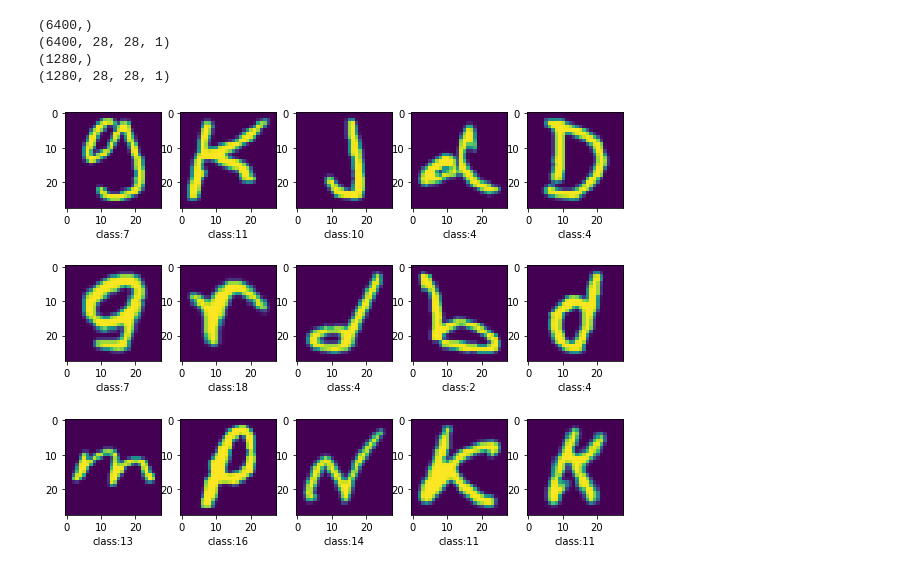
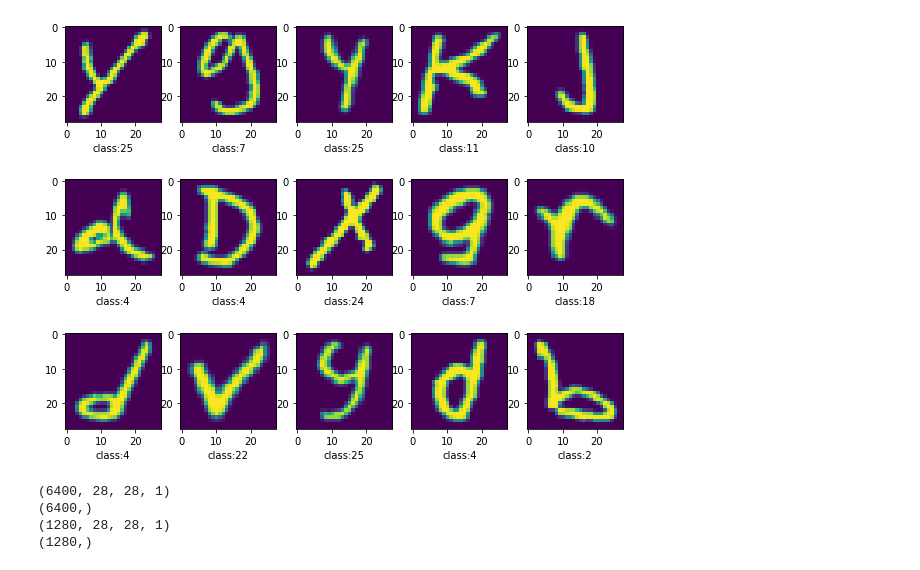
Before and after one commit to lemonwater600ml/6220-hw2, a Jupyter notebook: 6220_hw2.ipynb, the cells around one changed output. Drawn from its saved outputs; the diff is of its cells as text; code cells hidden in the pictures.

```diff
--- a/6220_hw2.ipynb
+++ b/6220_hw2.ipynb
@@ -46,3 +46,12 @@ Elapsed time for converting data into np.array:
+# %%
+# Sample
+fig,axes = plt.subplots(3,5,figsize=(10,8))
+for i,ax in enumerate(axes.flat):
+    ax.imshow(X_train[i].T.reshape([28,28]))
+    ax.set_xlabel("class:"+ str(y_train[i]))
+    # ax.set_xlabel("class:"+ str(y_train_k3[i]) + "(" + str(chr(y_train_k3[i]+64)) + ")")
+# %% [output]
+[figure, added]
 # %%
 # np.unique(y_train): 26
 # np.unique(y_train): 19
@@ -59,56 +68,58 @@ not_can = [4,  5,  6,  7,  8,  9, 10, 11, 12, 13, 14, 15, 16, 17, 18, 19, 20, 21
 # Filter classes for training data
 counter = [0] * 26
 filter_arr = []
+y_train_k3_k3 = []
 for elm in y_train:
   if int(elm) in can and counter[elm - 1] < 1600:
     filter_arr.append(True)
     counter[elm - 1] += 1
+    y_train_k3_k3.append(elm)
   elif 4 <= int(elm) <= 19 and counter[elm - 1] < 100:
     filter_arr.append(True)
     counter[elm - 1] += 1
+    y_train_k3_k3.append(4)
   else:
     filter_arr.append(False)
+    y_train_k3_k3.append(5)
 
-y_train_k3 = y_train[filter_arr]
+X_train_k3 = X_train[filter_arr]
+print(X_train_k3.shape)
+# (6400, 28, 28, 1)
+y_train_k3_k3 = np.asarray(y_train_k3_k3, dtype=np.int64)
+y_train_k3 = y_train_k3_k3[filter_arr]
 print(y_train_k3.shape)
 # (6400,)
-X_train_k3 = X_train[filter_arr]
-# (6400, 28, 28, 1)
-print(X_train_k3.shape)
+
 
 # Test data
 counter_test = [0] * 26
 filter_arr_test = []
+y_test_k3_k3 = []
 for elm in y_test:
   if int(elm) in can and counter_test[elm - 1] < 320:
     filter_arr_test.append(True)
     counter_test[elm - 1] += 1
+    y_test_k3_k3.append(elm)
   elif 4 <= int(elm) <= 19 and counter_test[elm - 1] < 20:
     filter_arr_test.append(True)
     counter_test[elm - 1] += 1
+    y_test_k3_k3.append(4)
   else:
     filter_arr_test.append(False)
+    y_test_k3_k3.append(5)
 
-y_test_k3 = y_test[filter_arr_test]
+X_test_k3 = X_test[filter_arr_test]
+print(X_test_k3.shape)
+# (1280, 28, 28, 1)
+y_test_k3_k3 = np.asarray(y_test_k3_k3, dtype=np.int64)
+y_test_k3 = y_test_k3_k3[filter_arr_test]
 print(y_test_k3.shape)
 # (1280,)
-X_test_k3 = X_test[filter_arr_test]
-# (1280, 28, 28, 1)
-print(X_test_k3.shape)
 # %% [output]
+(6400, 28, 28, 1)
 (6400,)
-(6400, 28, 28, 1)
+(1280, 28, 28, 1)
 (1280,)
-(1280, 28, 28, 1)
-# %%
-# Sample images
-fig,axes = plt.subplots(3,5,figsize=(10,8))
-for i,ax in enumerate(axes.flat):
-    ax.imshow(X_train_k3[i].T.reshape([28,28]))
-    ax.set_xlabel("class:"+ str(y_train_k3[i]))
-    # ax.set_xlabel("class:"+ str(y_train_k3[i]) + "(" + str(chr(y_train_k3[i]+64)) + ")")
-# %% [output]
-[figure, removed]
 # %%
 # Build model
 model = tf.keras.models.Sequential([
```
Also changed, not shown: parts of 12 cells of this notebook.
